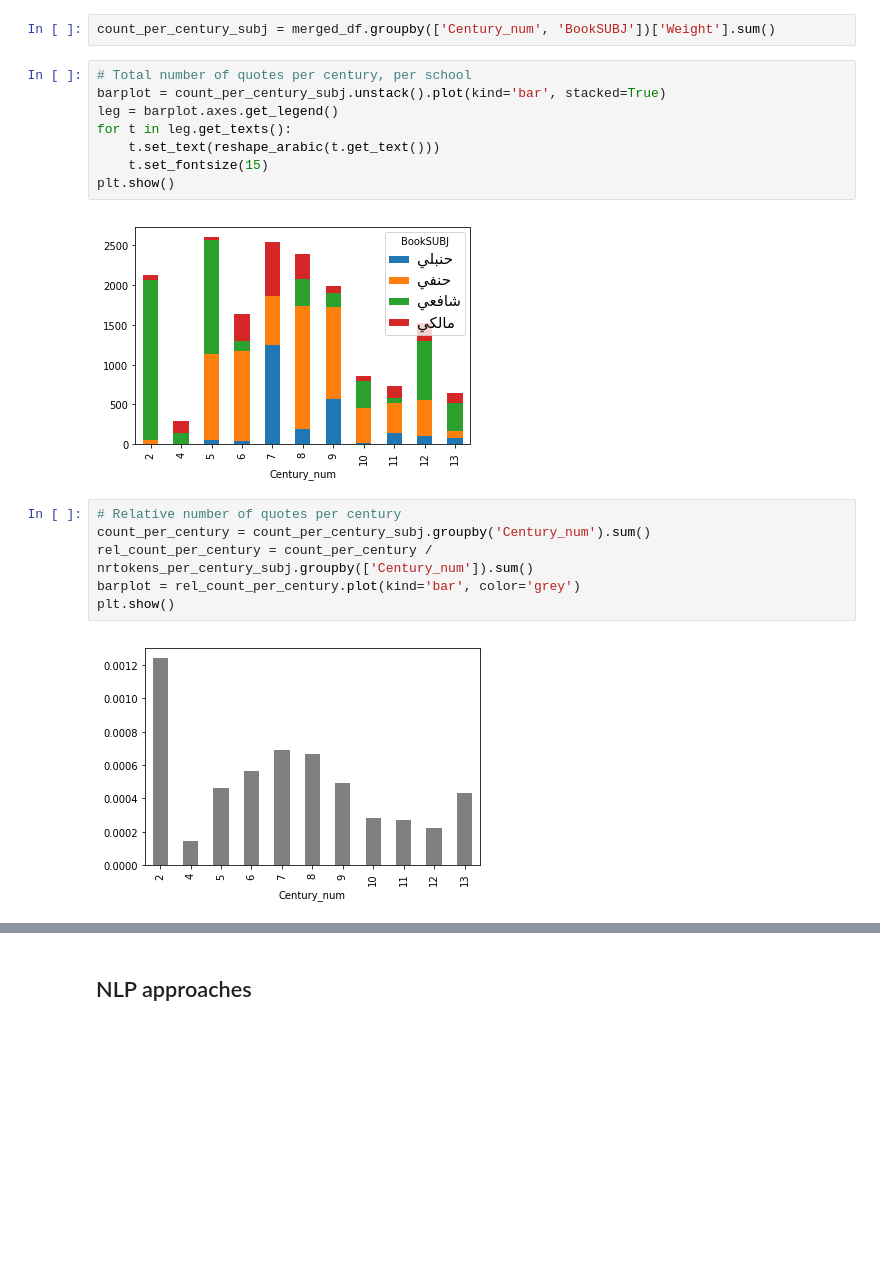
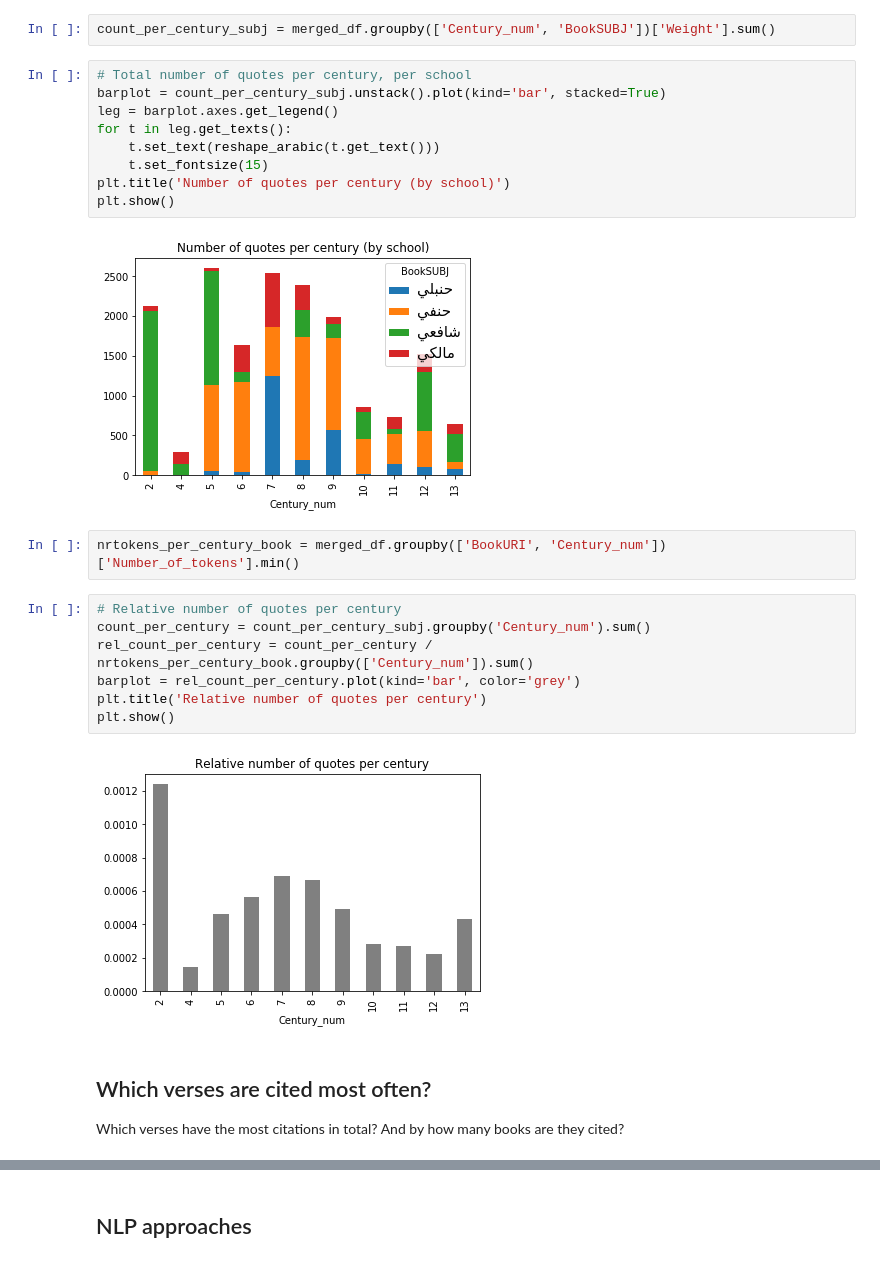
Before and after one commit to arabic-digital-humanities/adhtools, a Jupyter notebook: notebooks/QuranQuotesNetwork.ipynb, the cells around one changed output, grey strips where cells are left out. Drawn from its saved outputs; the diff is of its cells as text; blank space fills up the shorter version.

Commit message:
Added bit of explanation to quran quotes network

```diff
--- a/notebooks/QuranQuotesNetwork.ipynb
+++ b/notebooks/QuranQuotesNetwork.ipynb
@@ -105,19 +78,26 @@ count_per_century_subj = merged_df.groupby(['Century_num', 'BookSUBJ'])['Weight'
 # %%
 # Total number of quotes per century, per school
 barplot = count_per_century_subj.unstack().plot(kind='bar', stacked=True)
 leg = barplot.axes.get_legend()
 for t in leg.get_texts():
     t.set_text(reshape_arabic(t.get_text()))
     t.set_fontsize(15)
+plt.title('Number of quotes per century (by school)')
 plt.show()
 # %% [output]
-[figure, old version]
+[figure, new version]
+# %%
+nrtokens_per_century_book = merged_df.groupby(['BookURI', 'Century_num'])['Number_of_tokens'].min()
 # %%
 # Relative number of quotes per century
 count_per_century = count_per_century_subj.groupby('Century_num').sum()
-rel_count_per_century = count_per_century / nrtokens_per_century_subj.groupby(['Century_num']).sum()
+rel_count_per_century = count_per_century / nrtokens_per_century_book.groupby(['Century_num']).sum()
 barplot = rel_count_per_century.plot(kind='bar', color='grey')
+plt.title('Relative number of quotes per century')
 plt.show()
 # %% [output]
-[figure, old version]
+[figure, new version]
+# %% [markdown]
+## Which verses are cited most often?
+Which verses have the most citations in total? And by how many books are they cited?
 # %%
```
Also changed, not shown: parts of 12 cells of this notebook.
